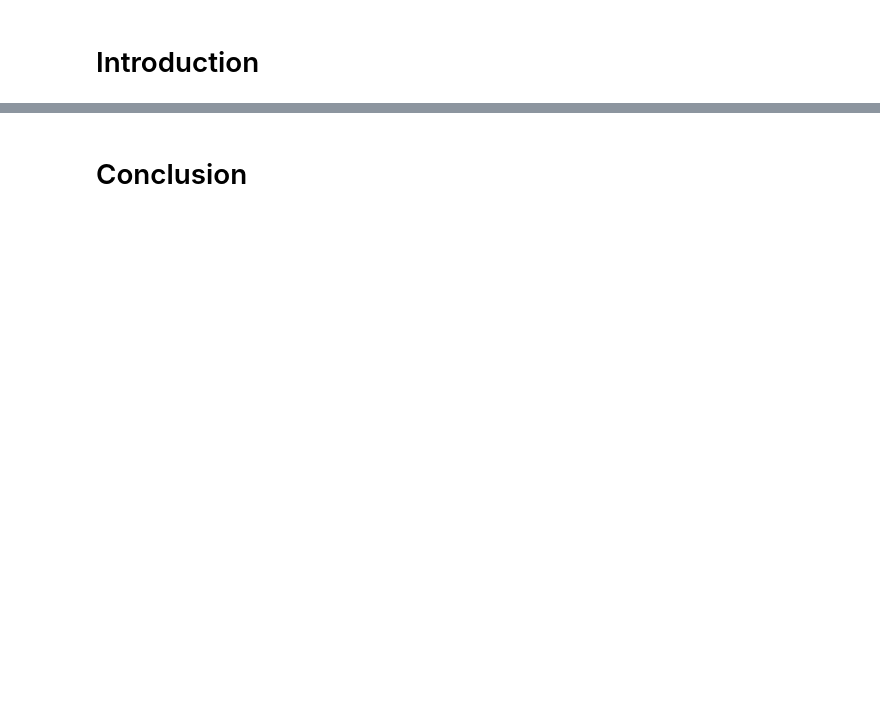
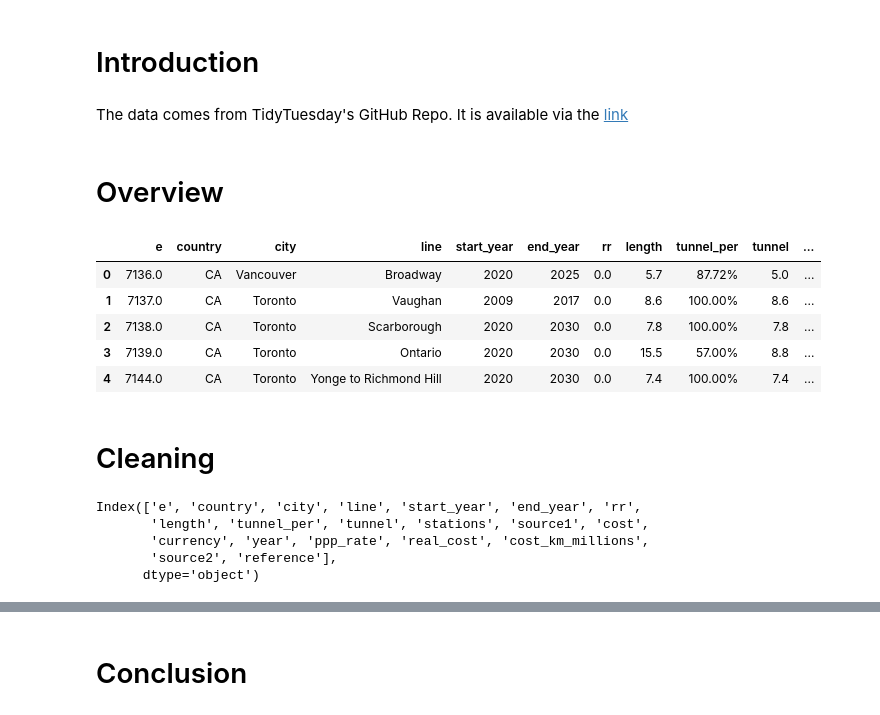
Before and after one commit to xyz8031/deepnote-tutorial, a Jupyter notebook: notebook.ipynb, the cells around one changed output, grey strips where cells are left out. Cells and saved outputs as stored; diff of their text form; code cells hidden in the pictures; blank space fills up the shorter version.

```diff
--- a/notebook.ipynb
+++ b/notebook.ipynb
@@ -1,5 +1,10 @@
 # %% [markdown]
 # Introduction
+# %% [markdown]
+The data comes from TidyTuesday's GitHub Repo.
+It is available via the [link](https://github.com/rfordatascience/tidytuesday/blob/master/data/2021/2021-01-05/readme.md)
+# %% [markdown]
+# Overview
 # %%
 import pandas as pd
 import numpy as np
@@ -5,0 +12,20 @@ import numpy as np
+# %%
+data = pd.read_csv("https://raw.githubusercontent.com/rfordatascience/tidytuesday/master/data/2021/2021-01-05/transit_cost.csv")
+data.head()
+# %% [output]
+|  | e | country | city | line | start_year | end_year | rr | length | tunnel_per | tunnel | ... |
+| 0 | 7136.0 | CA | Vancouver | Broadway | 2020 | 2025 | 0.0 | 5.7 | 87.72% | 5.0 | ... |
+| 1 | 7137.0 | CA | Toronto | Vaughan | 2009 | 2017 | 0.0 | 8.6 | 100.00% | 8.6 | ... |
+| 2 | 7138.0 | CA | Toronto | Scarborough | 2020 | 2030 | 0.0 | 7.8 | 100.00% | 7.8 | ... |
+| 3 | 7139.0 | CA | Toronto | Ontario | 2020 | 2030 | 0.0 | 15.5 | 57.00% | 8.8 | ... |
+| 4 | 7144.0 | CA | Toronto | Yonge to Richmond Hill | 2020 | 2030 | 0.0 | 7.4 | 100.00% | 7.4 | ... |
+# %% [markdown]
+# Cleaning
+# %%
+data.columns
+# %% [output]
+Index(['e', 'country', 'city', 'line', 'start_year', 'end_year', 'rr',
+       'length', 'tunnel_per', 'tunnel', 'stations', 'source1', 'cost',
+       'currency', 'year', 'ppp_rate', 'real_cost', 'cost_km_millions',
+       'source2', 'reference'],
+      dtype='object')
```
Also changed, not shown: parts of 8 cells of this notebook.
